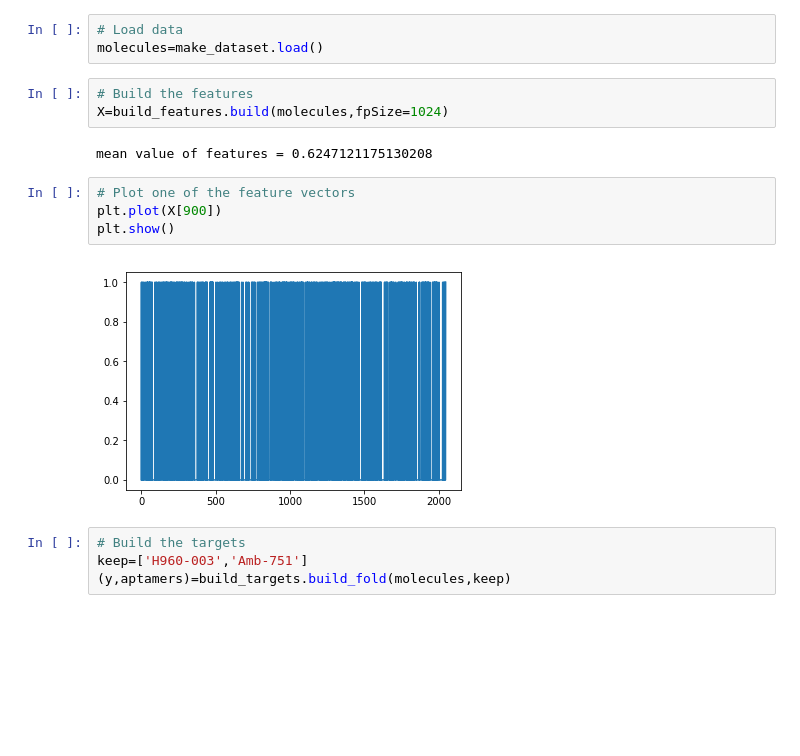
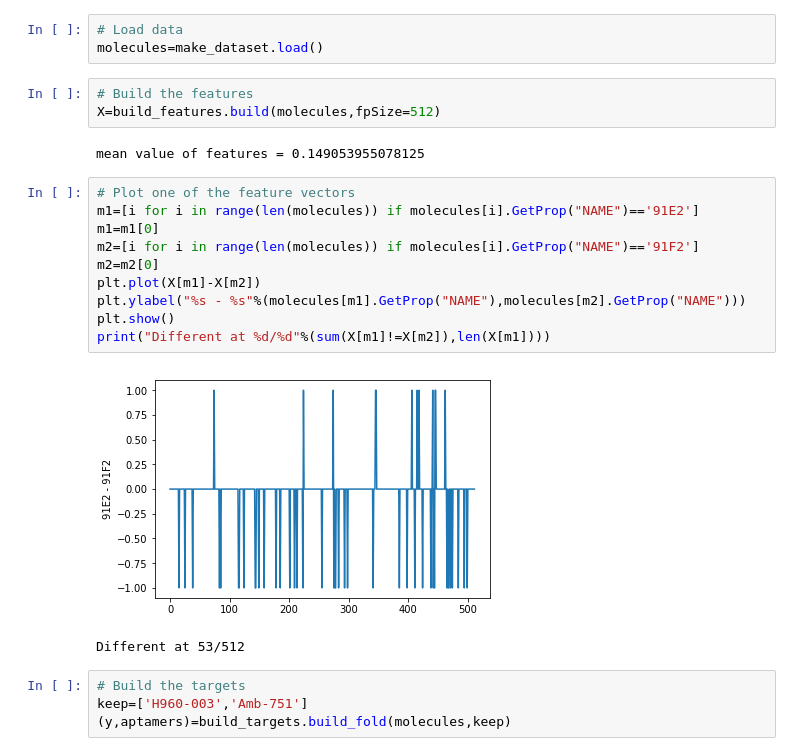
Before and after one commit to btownshend/HTS-Selection, a Jupyter notebook: notebooks/runfold.ipynb, the cells around one changed output. Cells and saved outputs as stored; diff of their text form; blank space fills up the shorter version.

```diff
--- a/notebooks/runfold.ipynb
+++ b/notebooks/runfold.ipynb
@@ -18,15 +18,22 @@ seed=42
 molecules=make_dataset.load()
 # %%
 # Build the features
-X=build_features.build(molecules,fpSize=1024)
+X=build_features.build(molecules,fpSize=512)
 # %% [output]
-mean value of features = 0.6247121175130208
+mean value of features = 0.149053955078125
-# %%
-# Plot one of the feature vectors
-plt.plot(X[900])
-plt.show()
-# %% [output]
-[figure, removed]
+# %%
+# Plot one of the feature vectors
+m1=[i for i in range(len(molecules)) if molecules[i].GetProp("NAME")=='91E2']
+m1=m1[0]
+m2=[i for i in range(len(molecules)) if molecules[i].GetProp("NAME")=='91F2']
+m2=m2[0]
+plt.plot(X[m1]-X[m2])
+plt.ylabel("%s - %s"%(molecules[m1].GetProp("NAME"),molecules[m2].GetProp("NAME")))
+plt.show()
+print("Different at %d/%d"%(sum(X[m1]!=X[m2]),len(X[m1])))
+# %% [output]
+[figure, added]
+Different at 53/512
 # %%
 # Build the targets
 keep=['H960-003','Amb-751']
```
Also changed, not shown: parts of 6 cells of this notebook, 2 other files.
